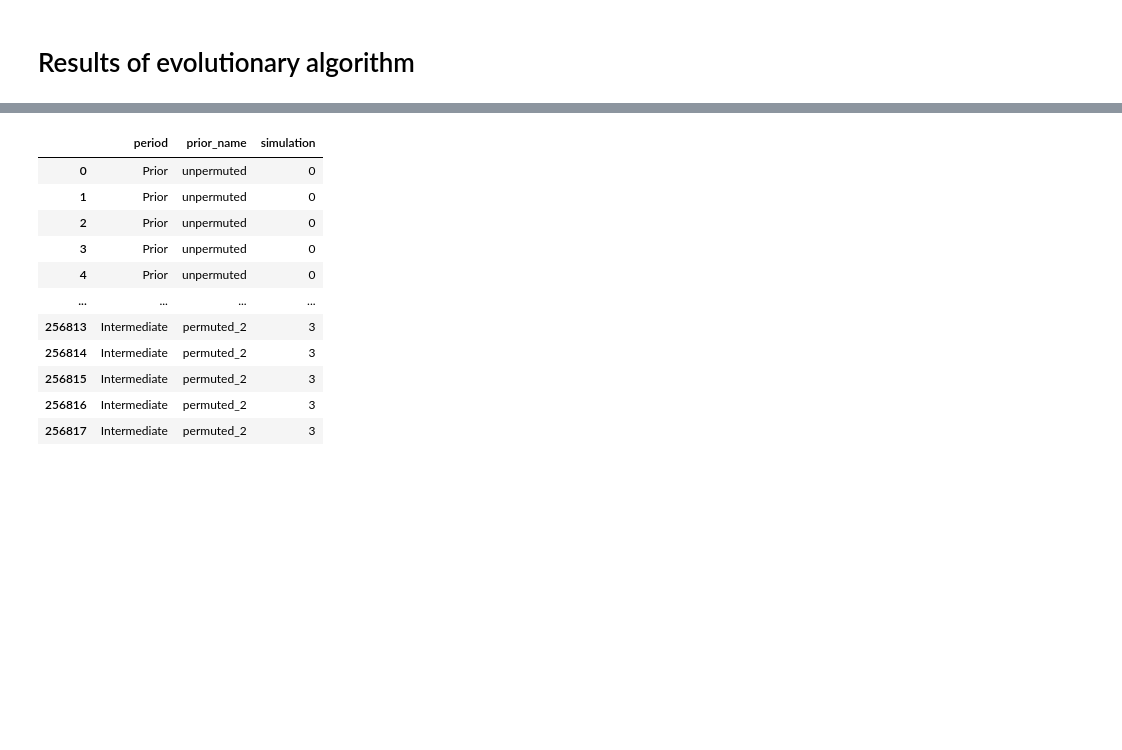
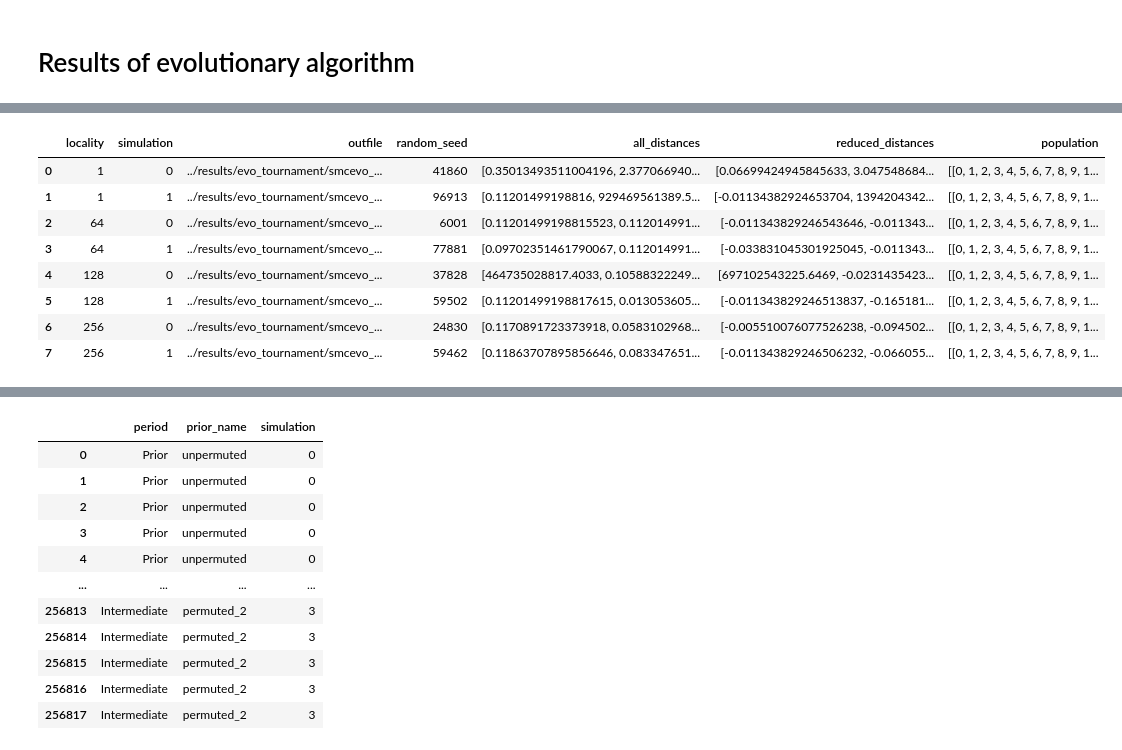
Before and after one commit to vetleser/BayesianGEM, a Jupyter notebook: code/visualization_for_manuscript.ipynb, the cells around one changed output, grey strips where cells are left out. Cells and saved outputs as stored; diff of their text form; code cells hidden in the pictures; blank space fills up the shorter version.

```diff
--- a/code/visualization_for_manuscript.ipynb
+++ b/code/visualization_for_manuscript.ipynb
@@ -263,3 +272,15 @@ evo_combined_df_metadata = load_pickle("../results/permuted_smcevo_res/evo_combi
+# %%
+evo_tournament_model_frame
+# %% [output]
+|  | locality | simulation | outfile | random_seed | all_distances | reduced_distances | population |
+| 0 | 1 | 0 | ../results/evo_tournament/smcevo_... | 41860 | [0.35013493511004196, 2.377066940... | [0.06699424945845633, 3.047548684... | [[0, 1, 2, 3, 4, 5, 6, 7, 8, 9, 1... |
+| 1 | 1 | 1 | ../results/evo_tournament/smcevo_... | 96913 | [0.11201499198816, 929469561389.5... | [-0.01134382924653704, 1394204342... | [[0, 1, 2, 3, 4, 5, 6, 7, 8, 9, 1... |
+| 2 | 64 | 0 | ../results/evo_tournament/smcevo_... | 6001 | [0.11201499198815523, 0.112014991... | [-0.011343829246543646, -0.011343... | [[0, 1, 2, 3, 4, 5, 6, 7, 8, 9, 1... |
+| 3 | 64 | 1 | ../results/evo_tournament/smcevo_... | 77881 | [0.09702351461790067, 0.112014991... | [-0.033831045301925045, -0.011343... | [[0, 1, 2, 3, 4, 5, 6, 7, 8, 9, 1... |
+| 4 | 128 | 0 | ../results/evo_tournament/smcevo_... | 37828 | [464735028817.4033, 0.10588322249... | [697102543225.6469, -0.0231435423... | [[0, 1, 2, 3, 4, 5, 6, 7, 8, 9, 1... |
+| 5 | 128 | 1 | ../results/evo_tournament/smcevo_... | 59502 | [0.11201499198817615, 0.013053605... | [-0.011343829246513837, -0.165181... | [[0, 1, 2, 3, 4, 5, 6, 7, 8, 9, 1... |
+| 6 | 256 | 0 | ../results/evo_tournament/smcevo_... | 24830 | [0.1170891723373918, 0.0583102968... | [-0.005510076077526238, -0.094502... | [[0, 1, 2, 3, 4, 5, 6, 7, 8, 9, 1... |
+| 7 | 256 | 1 | ../results/evo_tournament/smcevo_... | 59462 | [0.11863707895856646, 0.083347651... | [-0.011343829246506232, -0.066055... | [[0, 1, 2, 3, 4, 5, 6, 7, 8, 9, 1... |
 # %%
 def plot_convergence_evo(distances, maxiter, populations, label = None):
     distance_array = -np.array(distances)
```
Also changed, not shown: parts of 7 cells of this notebook, 4 other files.
